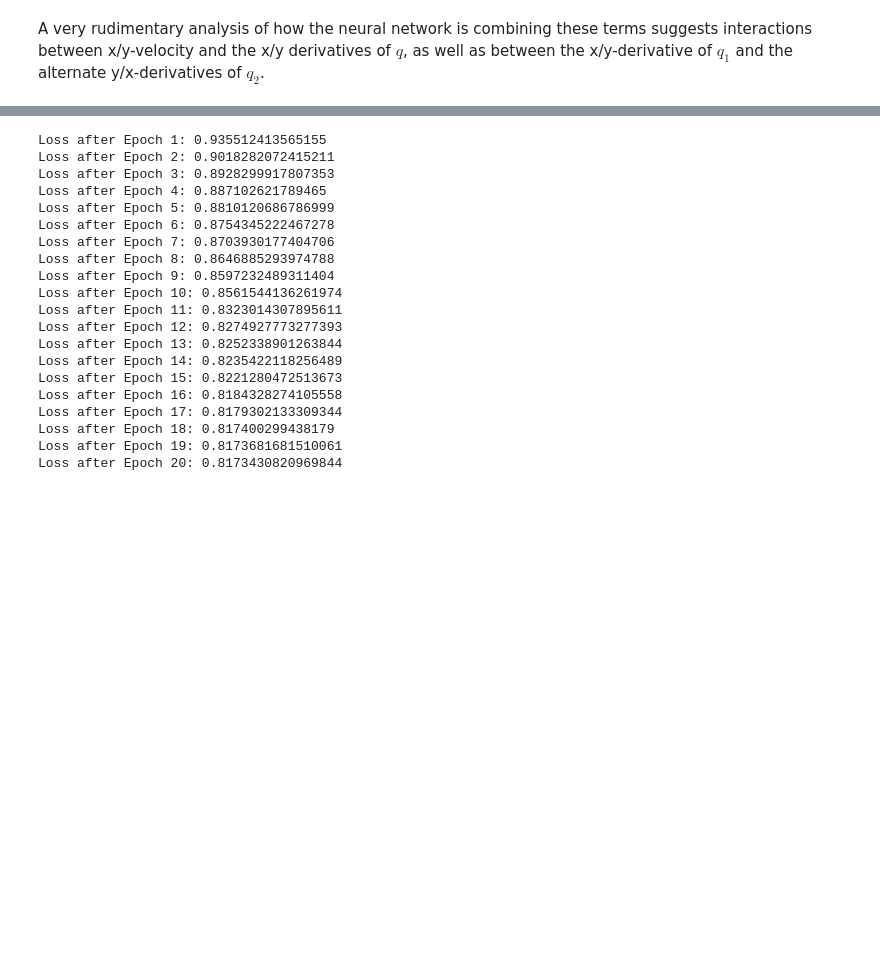
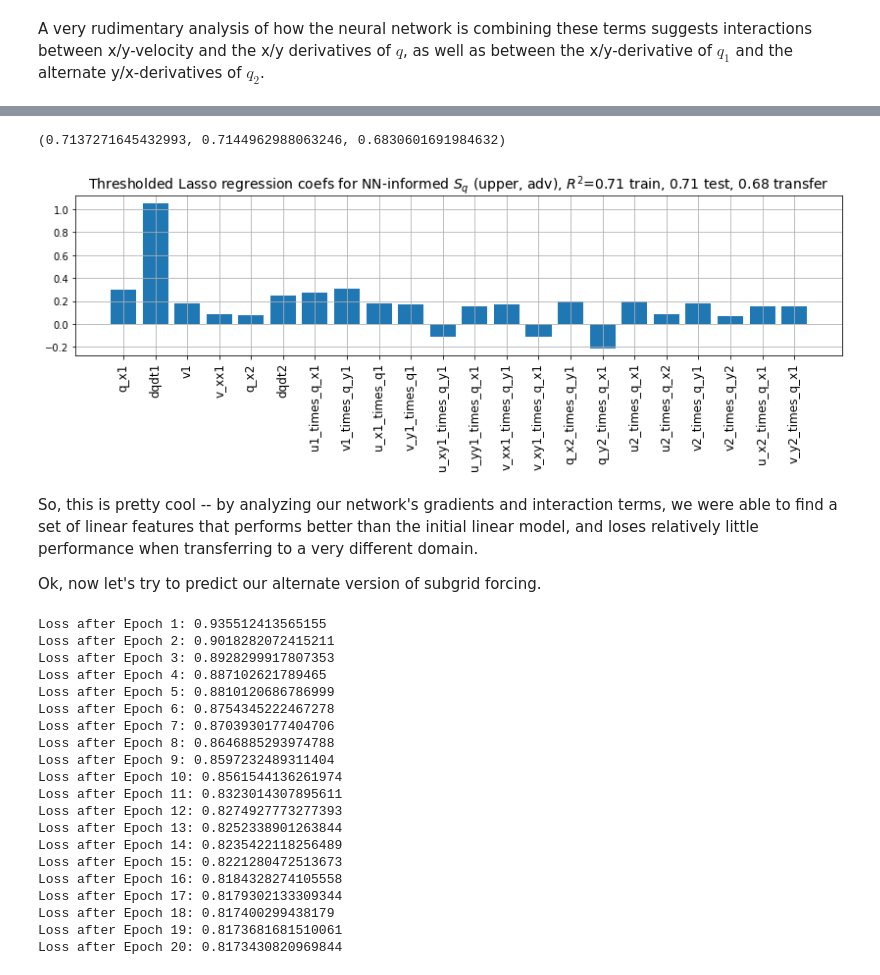
Before and after one commit to Pperezhogin/pyqg_experiments_Ross, a Jupyter notebook: notebooks/symbolic-regression-preliminary-testing.ipynb, the cells around one changed output, grey strips where cells are left out. Drawn from its saved outputs; the diff is of its cells as text; code cells hidden in the pictures; blank space fills up the shorter version.

Commit message:
Automated symbolic regression from NN 1st/2nd derivatives, upper and lower layer

```diff
--- a/notebooks/symbolic-regression-preliminary-testing.ipynb
+++ b/notebooks/symbolic-regression-preliminary-testing.ipynb
@@ -430,0 +397,4 @@ Ok, now let's try to predict our alternate version of subgrid forcing.
+# %%
+lr3 = Lasso(alpha=0.001)
+lr3.fit(X2, Y1)
+lr3.score(X2, Y1), lr3.score(X2_test, Y1_test), lr3.score(X2_xfer, Y1_xfer)
@@ -431,3 +412,23 @@ Ok, now let's try to predict our alternate version of subgrid forcing.
+# %%
+big_lasso = np.argwhere(np.abs(lr3.coef_) > np.abs(lr3.coef_.max()) * 0.05)[:,0]
+lr4 = LinearRegression()
+lr4.fit(X2[:,big_lasso], Y1)
+lr4.score(X2[:,big_lasso], Y1), lr4.score(X2_test[:,big_lasso], Y1_test), lr4.score(X2_xfer[:,big_lasso], Y1_xfer)
+# %% [output]
+(0.7137271645432993, 0.7144962988063246, 0.6830601691984632)
+# %%
+plt.figure(figsize=(14,3))
+plt.bar(np.arange(len(big_lasso)), lr4.coef_)
+plt.xticks(np.arange(len(big_lasso)), [names2[i] for i in big_lasso], rotation=90, fontsize=12)
+plt.grid()
+plt.title(f"Thresholded Lasso regression coefs for NN-informed $S_q$ (upper, adv), $R^2$={lr4.score(X2[:,big_lasso], Y1):.2f} train, {lr4.score(X2_test[:,big_lasso], Y1_test):.2f} test, {lr4.score(X2_xfer[:,big_lasso], Y1_xfer):.2f} transfer", fontsize=14)
+plt.show()
+# %% [output]
+[figure, added]
+# %% [markdown]
+So, this is pretty cool -- by analyzing our network's gradients and interaction terms, we were able to find a set of linear features that performs better than the initial linear model, and loses relatively little performance when transferring to a very different domain.
+
+Ok, now let's try to predict our alternate version of subgrid forcing.
 # %%
 net2 = Net()
 train(net2,X,Y2.reshape(-1,1),num_epochs=20)
```
Also changed, not shown: parts of 19 cells of this notebook, 1 other file.
